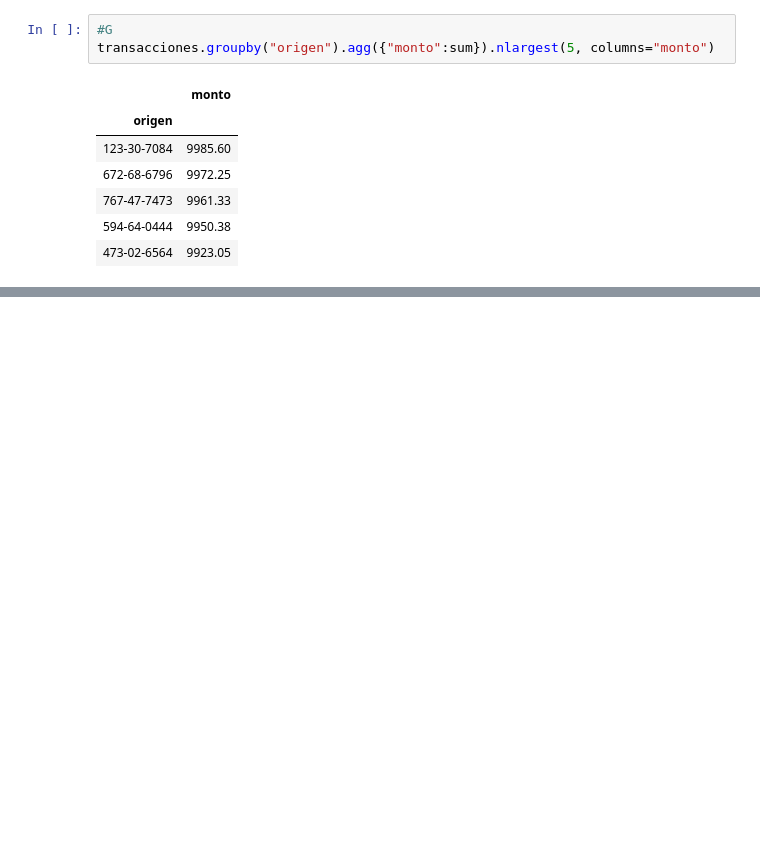
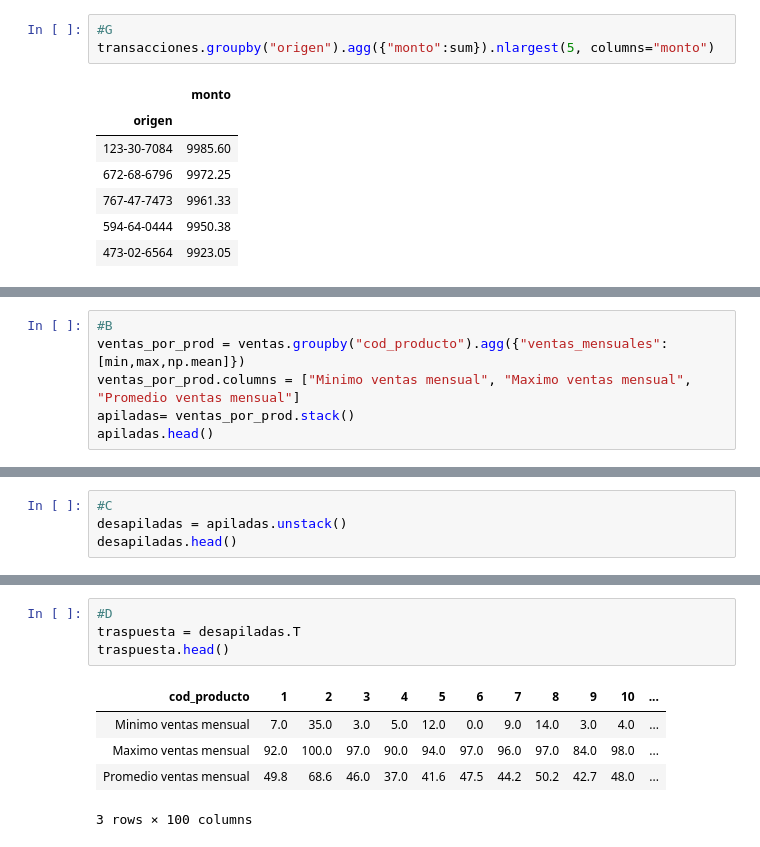
Before and after one commit to diegobalestieri/Datos---guias, a Jupyter notebook: Pandas/GuiaPandas.ipynb, the cells around one changed output, grey strips where cells are left out. Drawn from its saved outputs; the diff is of its cells as text; blank space fills up the shorter version.

```diff
--- a/Pandas/GuiaPandas.ipynb
+++ b/Pandas/GuiaPandas.ipynb
@@ -187,0 +219,6 @@ transacciones.loc[transacciones["tipo"]==maximo.iloc[0]].nlargest(5, columns="mo
+# %%
+#B
+ventas_por_prod = ventas.groupby("cod_producto").agg({"ventas_mensuales":[min,max,np.mean]})
+ventas_por_prod.columns = ["Minimo ventas mensual", "Maximo ventas mensual", "Promedio ventas mensual"]
+apiladas= ventas_por_prod.stack()
+apiladas.head()
@@ -187,0 +233,4 @@ transacciones.loc[transacciones["tipo"]==maximo.iloc[0]].nlargest(5, columns="mo
+# %%
+#C
+desapiladas = apiladas.unstack()
+desapiladas.head()
@@ -187,0 +245,10 @@ transacciones.loc[transacciones["tipo"]==maximo.iloc[0]].nlargest(5, columns="mo
+# %%
+#D
+traspuesta = desapiladas.T
+traspuesta.head()
+# %% [output]
+| cod_producto | 1 | 2 | 3 | 4 | 5 | 6 | 7 | 8 | 9 | 10 | ... |
+| Minimo ventas mensual | 7.0 | 35.0 | 3.0 | 5.0 | 12.0 | 0.0 | 9.0 | 14.0 | 3.0 | 4.0 | ... |
+| Maximo ventas mensual | 92.0 | 100.0 | 97.0 | 90.0 | 94.0 | 97.0 | 96.0 | 97.0 | 84.0 | 98.0 | ... |
+| Promedio ventas mensual | 49.8 | 68.6 | 46.0 | 37.0 | 41.6 | 47.5 | 44.2 | 50.2 | 42.7 | 48.0 | ... |
+3 rows × 100 columns
```
Also changed, not shown: parts of 6 cells of this notebook.
